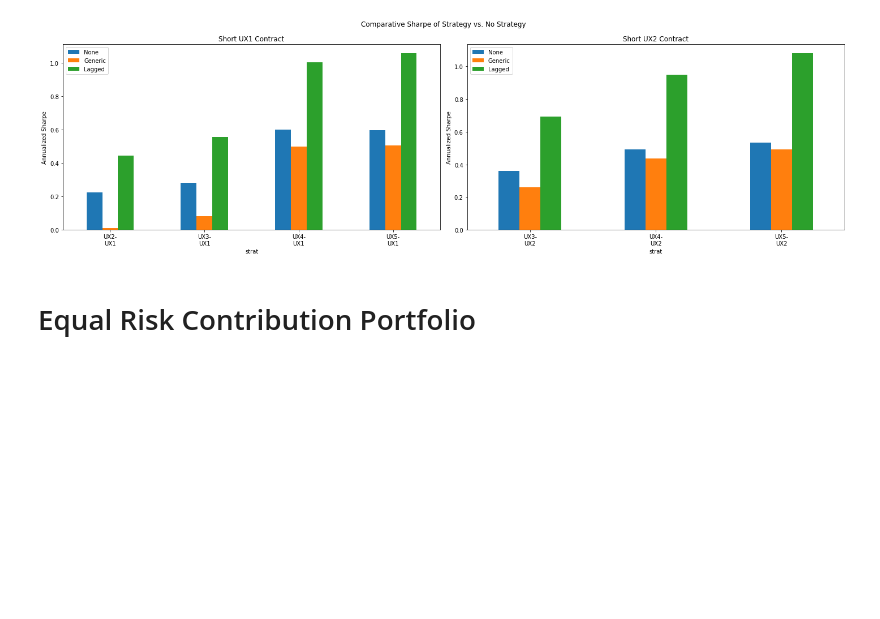
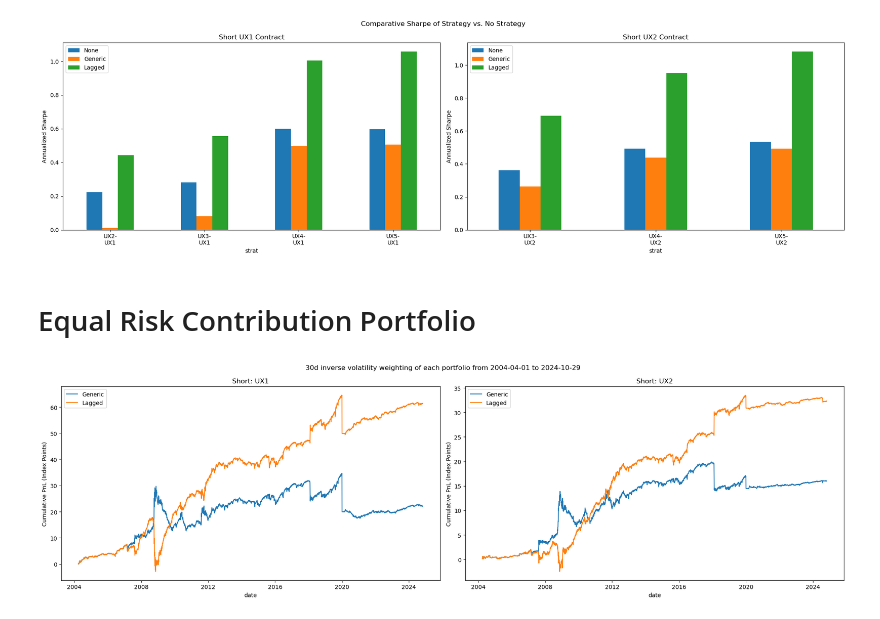
Before and after one commit to diegodalvarez/VIXCurveStrategies, a Jupyter notebook: root/notebook/MarkovianReturns.ipynb, the cells around one changed output. Drawn from its saved outputs; the diff is of its cells as text; code cells hidden in the pictures; blank space fills up the shorter version.

Commit message:
add in VVIX Markov
VVIX Markov Regression
ERC Portfolio Regression

```diff
--- a/root/notebook/MarkovianReturns.ipynb
+++ b/root/notebook/MarkovianReturns.ipynb
@@ -85,0 +125,44 @@ plot_annualize_sharpe(df_sharpe)
+# %%
+def get_port(df_erc: pd.DataFrame) -> pd.DataFrame:
+
+    df_port = (df_erc[
+        ["group_var", "date", "weighted_rtn"]].
+        groupby(["date", "group_var"]).
+        agg("sum").
+        reset_index())
+
+    return df_port
+
+df_port = get_port(df_erc)
+# %%
+def plot_erc_port(df_port: pd.DataFrame) -> plt.Figure:
+
+    df_tmp = (df_port.assign(
+        short_leg   = lambda x: x.group_var.str.split(" ").str[1],
+        markov_kind = lambda x: x.group_var.str.split(" ").str[-1]))
+
+    variables = df_tmp.short_leg.drop_duplicates().to_list()
+    fig, axes = plt.subplots(ncols = len(variables), figsize = (20,6))
+
+    for variable, ax in zip(variables, axes.flatten()):
+
+        (df_tmp.query(
+            "short_leg == @variable")
+            [["date", "markov_kind", "weighted_rtn"]].
+            rename(columns = {"markov_kind": ""}).
+            pivot(index = "date", columns = "", values = "weighted_rtn").
+            cumsum().
+            plot(
+                ax     = ax,
+                ylabel = "Cumulative PnL (Index Points)",
+                title  = "Short: " +  variable))
+
+    fig.suptitle("30d inverse volatility weighting of each portfolio from {} to {}".format(
+        df_tmp.date.min(),
+        df_tmp.date.max()))
+
+    plt.tight_layout()
+
+plot_erc_port(df_port)
+# %% [output]
+[figure, added]
```
Also changed, not shown: parts of 2 cells of this notebook, 2 other files.
